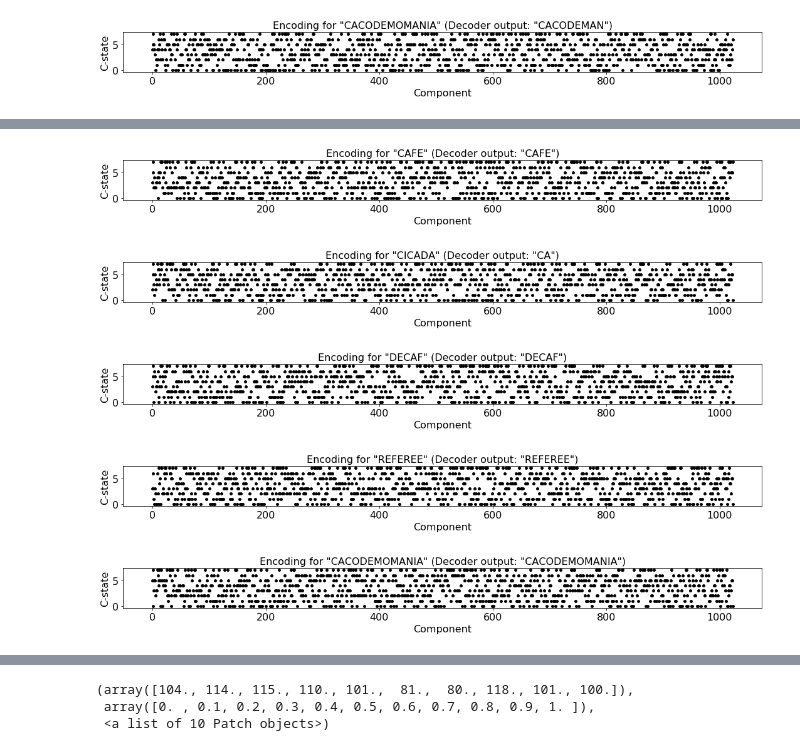
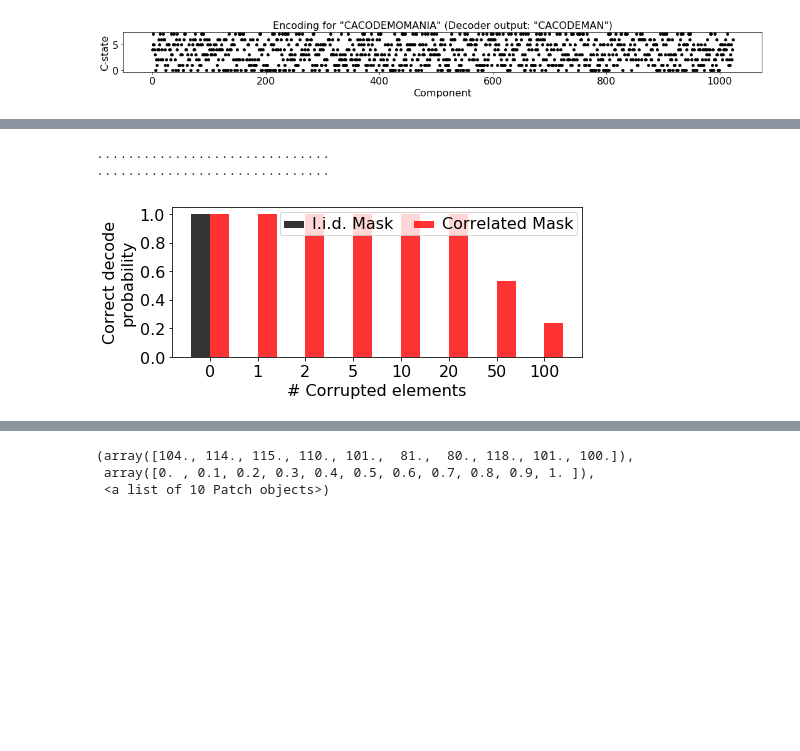
Before and after one commit to rkp8000/crossing_over, a Jupyter notebook: 5_mask_correlations.ipynb, the cells around one changed output, grey strips where cells are left out. Drawn from its saved outputs; the diff is of its cells as text; code cells hidden in the pictures; blank space fills up the shorter version.

Commit message:
Speed up mask calculation and start rerunning.

```diff
--- a/5_mask_correlations.ipynb
+++ b/5_mask_correlations.ipynb
@@ -233,19 +239,59 @@ for y in ['CAFE', 'CICADA', 'DECAF', 'REFEREE', 'CACODEMOMANIA']:
-# %%
-encoder = Encoder(2, D, N, Z, R, GAM)
-decoder = Decoder(encoder)
-
-for y in ['CAFE', 'CICADA', 'DECAF', 'REFEREE', 'CACODEMOMANIA']:
-
-    x = encoder.encode(y)
-    fig, ax = plt.subplots(1, 1, figsize=(15, 2), tight_layout=True)
-    ax.scatter(range(len(x)), x, s=15, c='k')
-    ax.set_xlabel('Component')
-    ax.set_ylabel('C-state')
-    ax.set_title('Encoding for "{}" (Decoder output: "{}")'.format(y, decoder.decode(x)))
-    set_font_size(ax, 16)
-# %% [output]
-[figure, removed]
-[figure, removed]
-[figure, removed]
-[figure, removed]
-[figure, removed]
+# %%
+y = 'CAFE'
+n_trial = 30
+
+corrupt = [0, 1, 2, 5, 10, 20, 50, 100]
+
+ct_correct_basic = np.zeros(len(corrupt))
+
+for seed in range(n_trial):
+    sys.stdout.write('.')
+    encoder = EncoderBasic(seed, D, N, Z, R, GAM)
+    decoder = Decoder(encoder)
+
+    for c_ctr, corrupt_ in enumerate(corrupt):
+        x_y = encoder.encode(y, corrupt_)
+        y_hat = decoder.decode(x_y)
+
+        if y_hat == y:
+            ct_correct_basic[c_ctr] += 1
+
+p_correct_basic = ct_correct_basic / n_trial
+print('')
+
+
+ct_correct_mask_corr = np.zeros(len(corrupt))
+
+for seed in range(n_trial):
+    sys.stdout.write('.')
+    encoder = Encoder(seed, D, N, Z, R, GAM)
+    decoder = Decoder(encoder)
+
+    for c_ctr, corrupt_ in enumerate(corrupt):
+        x_y = encoder.encode(y, corrupt_)
+        y_hat = decoder.decode(x_y)
+
+        if y_hat == y:
+            ct_correct_mask_corr[c_ctr] += 1
+
+p_correct_mask_corr = ct_correct_mask_corr / n_trial
+print('')
+
+fig, ax = plt.subplots(1, 1, figsize=(7, 3), tight_layout=True)
+
+ax.bar(np.arange(len(corrupt)) - .2, p_correct_basic, width=.4, color='k', alpha=.8)
+ax.bar(np.arange(len(corrupt)) + .2, p_correct_mask_corr, width=.4, color='r', alpha=.8)
+
+ax.set_xticks(np.arange(len(corrupt)))
+ax.set_xticklabels(corrupt)
+
+ax.set_xlabel('# Corrupted elements')
+ax.set_ylabel('Correct decode\nprobability')
+
+ax.legend(['I.i.d. Mask', 'Correlated Mask'], ncol=2)
+
+set_font_size(ax, 16)
+# %% [output]
+..............................
+..............................
+[figure, added]
```
Also changed, not shown: parts of 6 cells of this notebook.
